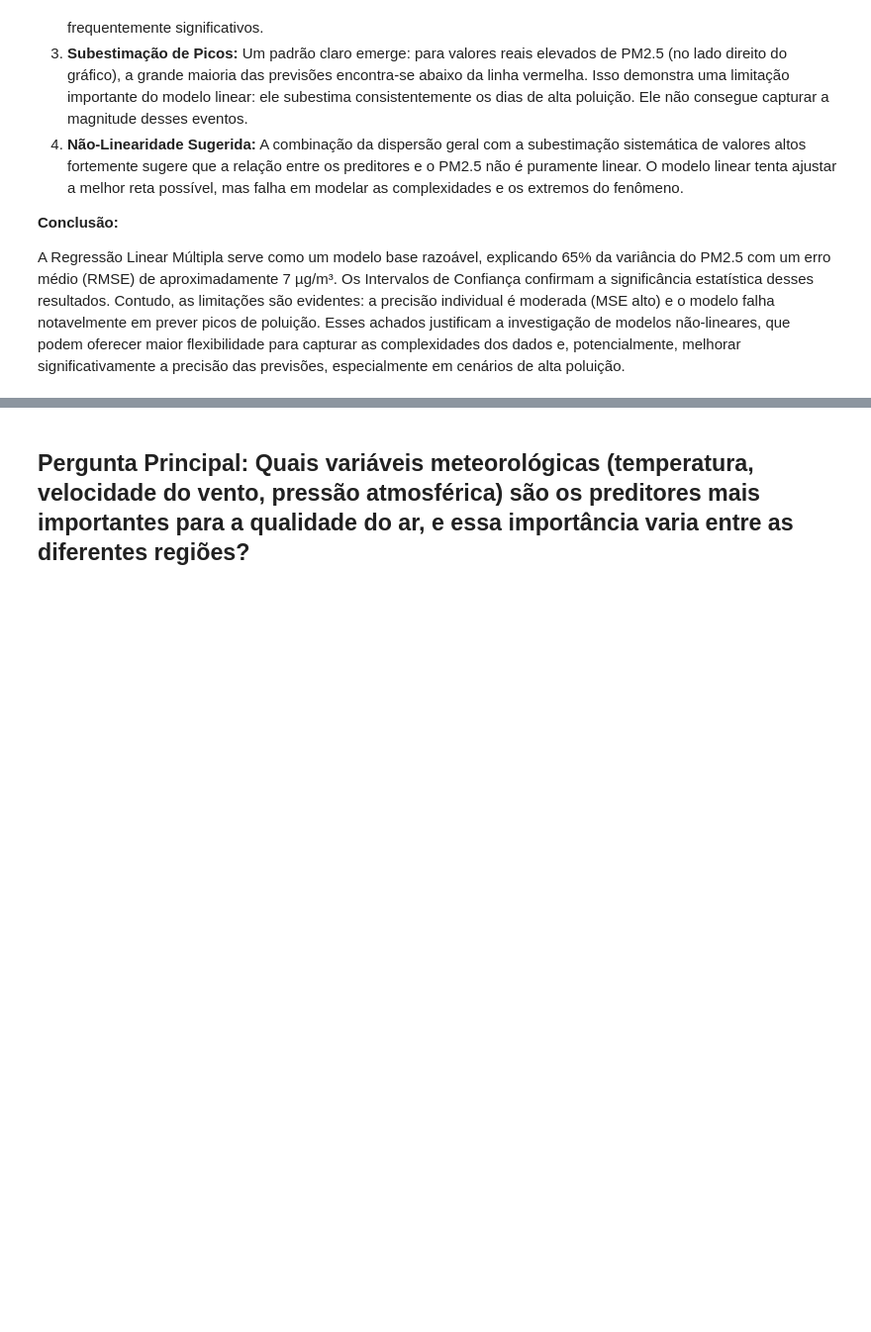
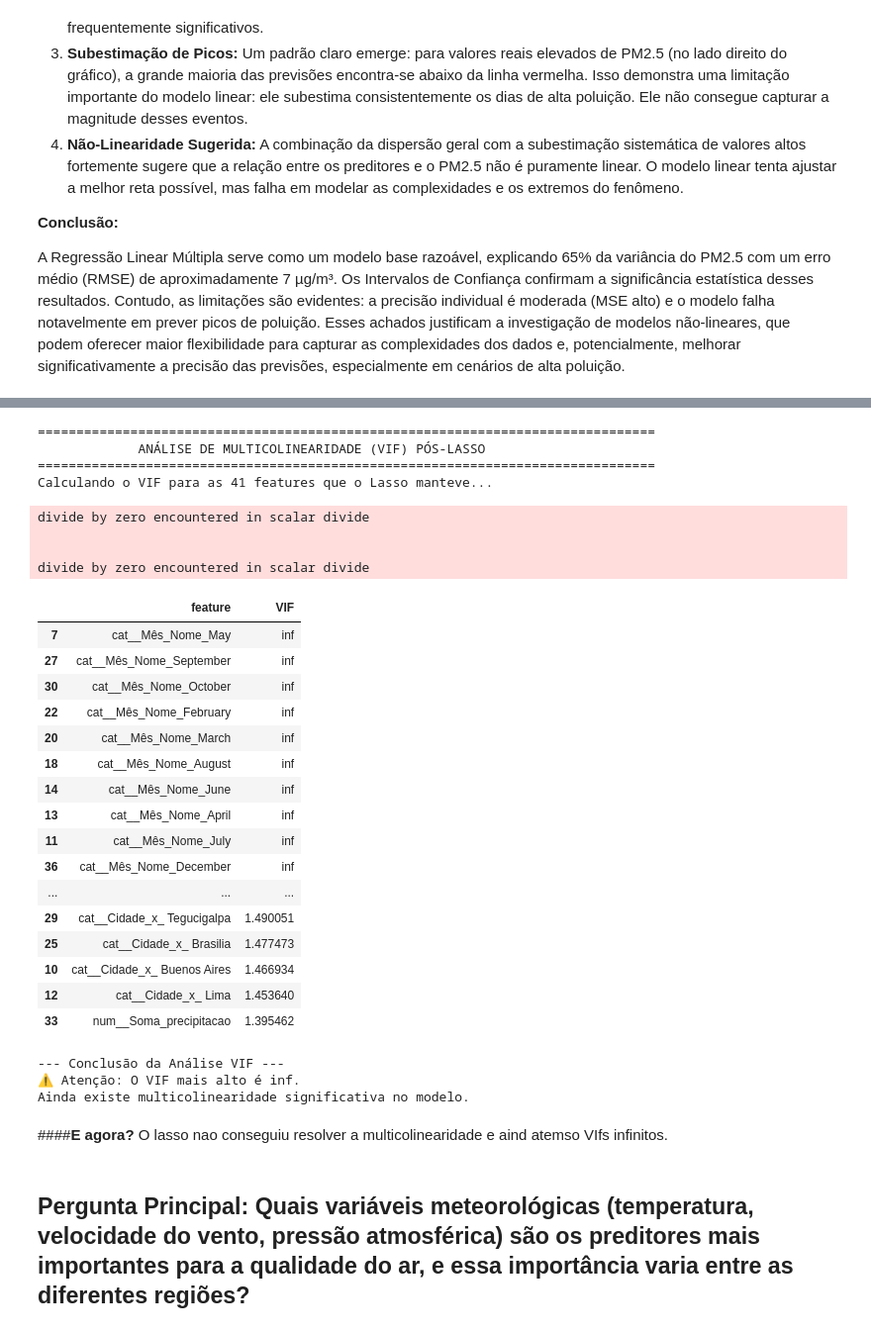
Before and after one commit to carolinabarcellos/AnaliseQualidadeAr, a Jupyter notebook: notebooks/Correlacao_e_Regressao.ipynb, the cells around one changed output, grey strips where cells are left out. Shown at 99% size. Drawn from its saved outputs; the diff is of its cells as text; code cells hidden in the pictures; blank space fills up the shorter version.

```diff
--- a/notebooks/Correlacao_e_Regressao.ipynb
+++ b/notebooks/Correlacao_e_Regressao.ipynb
@@ -550,3 +900,82 @@ A Regressão Linear Múltipla serve como um modelo base razoável, explicando 65
+# %%
+# @title
+#Verificação Final: VIF (Variance Inflation Factor)
+
+from statsmodels.stats.outliers_influence import variance_inflation_factor
+import statsmodels.api as sm # (Provavelmente já importado)
+import pandas as pd # (Provavelmente já importado)
+
+print("\n" + "="*80)
+print("             ANÁLISE DE MULTICOLINEARIDADE (VIF) PÓS-LASSO")
+print("="*80)
+print("Calculando o VIF para as 41 features que o Lasso manteve...")
+
+# --- 1. Pegar a lista de features que o Lasso MANTEVE ---
+# (A variável 'coeficientes_mantidos' foi criada na célula anterior)
+lista_features_finais = coeficientes_mantidos['Feature'].tolist()
+
+# --- 2. Pegar o X_df_processado (o DataFrame com 45 colunas) ---
+# (A variável 'X_df_processado' foi criada na célula do "Lasso-OLS Hybrid")
+
+# --- 3. Filtrar o DataFrame para conter APENAS as 41 features ---
+X_para_vif = X_df_processado[lista_features_finais]
+
+# --- 4. Adicionar a constante (ESSENCIAL para o VIF!) ---
+# O VIF precisa de um intercepto para ser calculado corretamente.
+X_vif_com_const = sm.add_constant(X_para_vif, has_constant='add')
+
+# --- 5. Calcular o VIF para cada feature (requer um loop) ---
+# O VIF é calculado nos valores (values) do DataFrame
+vif_data = pd.DataFrame()
+vif_data["feature"] = X_vif_com_const.columns # Nomes das 42 colunas (const + 41)
+vif_data["VIF"] = [variance_inflation_factor(X_vif_com_const.values, i)
+                   for i in range(X_vif_com_const.shape[1])]
+
+# --- 6. Mostrar os resultados ---
+# Filtramos para não mostrar o VIF da 'const' e ordenamos
+vif_resultados = vif_data[vif_data["feature"] != "const"].sort_values(by="VIF", ascending=False)
+
+display(vif_resultados)
+
+print("\n--- Conclusão da Análise VIF ---")
+if vif_resultados['VIF'].max() < 10:
+    print(f"✅ SUCESSO! O VIF mais alto é {vif_resultados['VIF'].max():.2f}.")
+    print("A multicolinearidade foi resolvida pelo Lasso.")
+else:
+    print(f"⚠️ Atenção: O VIF mais alto é {vif_resultados['VIF'].max():.2f}.")
+    print("Ainda existe multicolinearidade significativa no modelo.")
+# %% [output]
+================================================================================
+             ANÁLISE DE MULTICOLINEARIDADE (VIF) PÓS-LASSO
+================================================================================
+Calculando o VIF para as 41 features que o Lasso manteve...
+divide by zero encountered in scalar divide
+
+
+divide by zero encountered in scalar divide
+|  | feature | VIF |
+| 7 | cat__Mês_Nome_May | inf |
+| 27 | cat__Mês_Nome_September | inf |
+| 30 | cat__Mês_Nome_October | inf |
+| 22 | cat__Mês_Nome_February | inf |
+| 20 | cat__Mês_Nome_March | inf |
+| 18 | cat__Mês_Nome_August | inf |
+| 14 | cat__Mês_Nome_June | inf |
+| 13 | cat__Mês_Nome_April | inf |
+| 11 | cat__Mês_Nome_July | inf |
+| 36 | cat__Mês_Nome_December | inf |
+| ... | ... | ... |
+| 29 | cat__Cidade_x_ Tegucigalpa | 1.490051 |
+| 25 | cat__Cidade_x_ Brasilia | 1.477473 |
+| 10 | cat__Cidade_x_ Buenos Aires | 1.466934 |
+| 12 | cat__Cidade_x_ Lima | 1.453640 |
+| 33 | num__Soma_precipitacao | 1.395462 |
+--- Conclusão da Análise VIF ---
+⚠️ Atenção: O VIF mais alto é inf.
+Ainda existe multicolinearidade significativa no modelo.
+# %% [markdown]
+####**E agora?**
+O lasso nao conseguiu resolver a multicolinearidade e aind atemso VIfs infinitos.
 # %% [markdown]
 ## **Pergunta Principal: Quais variáveis meteorológicas (temperatura, velocidade do vento, pressão atmosférica) são os preditores mais importantes para a qualidade do ar, e essa importância varia entre as diferentes regiões?**
 # %% [markdown]
```
Also changed, not shown: parts of 14 cells of this notebook.
